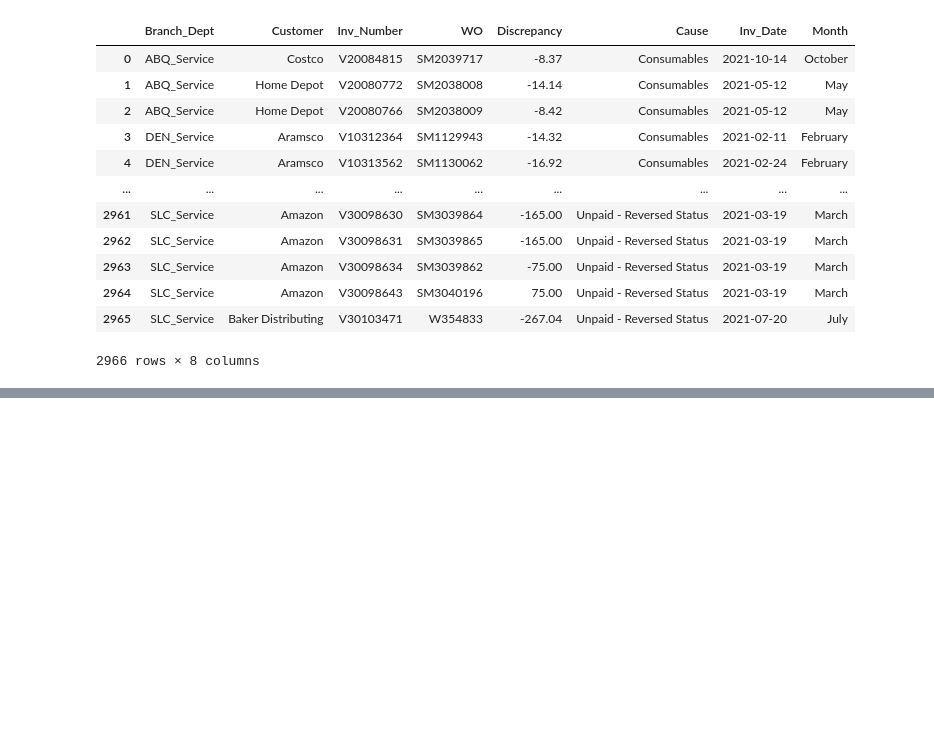
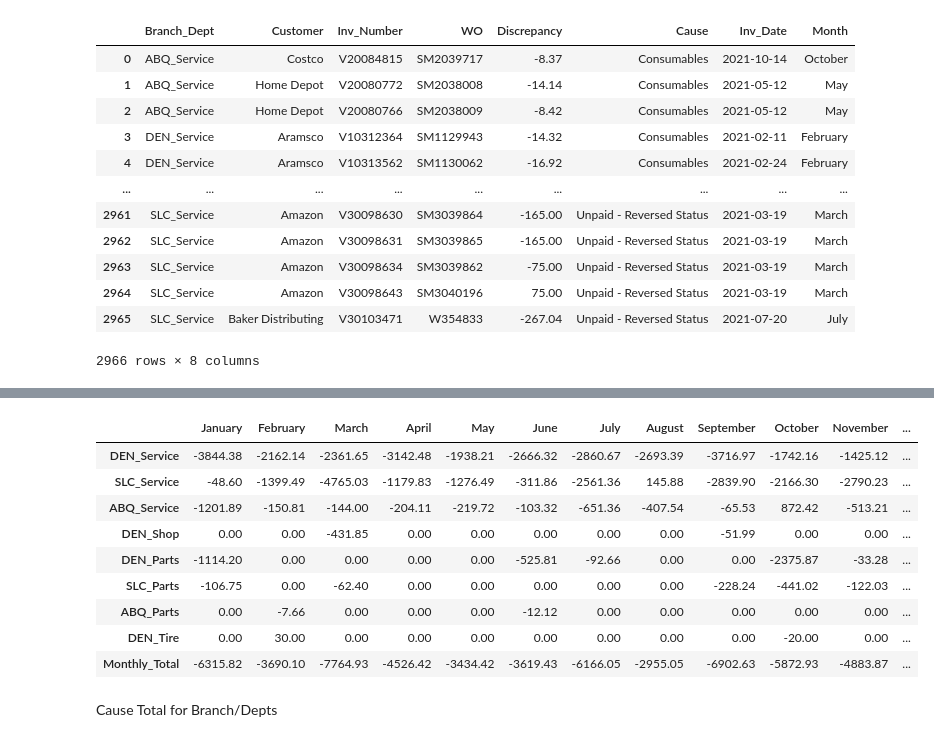
Before and after one commit to sarahheavner/NatlAcctPricing, a Jupyter notebook: Resources/Pricing.ipynb, the cells around one changed output, grey strips where cells are left out. Cells and saved outputs as stored; diff of their text form; code cells hidden in the pictures; blank space fills up the shorter version.

```diff
--- a/Resources/Pricing.ipynb
+++ b/Resources/Pricing.ipynb
@@ -523,0 +346,8 @@ pricing_summary
+# %%
+#Create new DF combining all Branch/Depts
+monthly = [denServ_monthly, slcServ_monthly, abqServ_monthly, denShop_monthly, denParts_monthly,
+                   slcParts_monthly, abqParts_monthly, denTire_monthly]
+
+monthly_summary = pd.concat(monthly)
+
+monthly_summary
@@ -523,0 +364,5 @@ pricing_summary
+# %%
+#Calculate totals for each branch
+monthly_summary["Annual_Total"] = monthly_summary.loc[:, "January":"December"].sum(axis=1)
+
+monthly_summary
@@ -523,0 +379,5 @@ pricing_summary
+# %%
+#Calculate Monthly Total for all Branches/Depts
+total_monthly = monthly_summary.sum(axis=0)
+
+total_monthly
@@ -523,0 +399,25 @@ pricing_summary
+# %%
+#Create DF for monthly totals
+monthly_total = pd.DataFrame({"January":[total_monthly.January], "February":[total_monthly.February], "March":[total_monthly.March],
+                           "April":[total_monthly.April], "May":[total_monthly.May], "June":[total_monthly.June],"July":[total_monthly.July],
+                           "August":[total_monthly.August], "September":[total_monthly.September], "October":[total_monthly.October],
+                           "November":[total_monthly.November], "December":[total_monthly.December], "Annual_Total":[total_monthly.Annual_Total]})
+
+monthly_total = monthly_total.rename({0:"Monthly_Total"})
+# %%
+#Combine monthly totals with main DF
+
+clean_monthly = monthly_summary.append(monthly_total)
+
+clean_monthly
+# %% [output]
+|  | January | February | March | April | May | June | July | August | September | October | November | ... |
+| DEN_Service | -3844.38 | -2162.14 | -2361.65 | -3142.48 | -1938.21 | -2666.32 | -2860.67 | -2693.39 | -3716.97 | -1742.16 | -1425.12 | ... |
+| SLC_Service | -48.60 | -1399.49 | -4765.03 | -1179.83 | -1276.49 | -311.86 | -2561.36 | 145.88 | -2839.90 | -2166.30 | -2790.23 | ... |
+| ABQ_Service | -1201.89 | -150.81 | -144.00 | -204.11 | -219.72 | -103.32 | -651.36 | -407.54 | -65.53 | 872.42 | -513.21 | ... |
+| DEN_Shop | 0.00 | 0.00 | -431.85 | 0.00 | 0.00 | 0.00 | 0.00 | 0.00 | -51.99 | 0.00 | 0.00 | ... |
+| DEN_Parts | -1114.20 | 0.00 | 0.00 | 0.00 | 0.00 | -525.81 | -92.66 | 0.00 | 0.00 | -2375.87 | -33.28 | ... |
+| SLC_Parts | -106.75 | 0.00 | -62.40 | 0.00 | 0.00 | 0.00 | 0.00 | 0.00 | -228.24 | -441.02 | -122.03 | ... |
+| ABQ_Parts | 0.00 | -7.66 | 0.00 | 0.00 | 0.00 | -12.12 | 0.00 | 0.00 | 0.00 | 0.00 | 0.00 | ... |
+| DEN_Tire | 0.00 | 30.00 | 0.00 | 0.00 | 0.00 | 0.00 | 0.00 | 0.00 | 0.00 | -20.00 | 0.00 | ... |
+| Monthly_Total | -6315.82 | -3690.10 | -7764.93 | -4526.42 | -3434.42 | -3619.43 | -6166.05 | -2955.05 | -6902.63 | -5872.93 | -4883.87 | ... |
@@ -523,0 +427,2 @@ pricing_summary
+# %% [markdown]
+Cause Total for Branch/Depts
```
Also changed, not shown: parts of 50 cells of this notebook, 1 other file.
